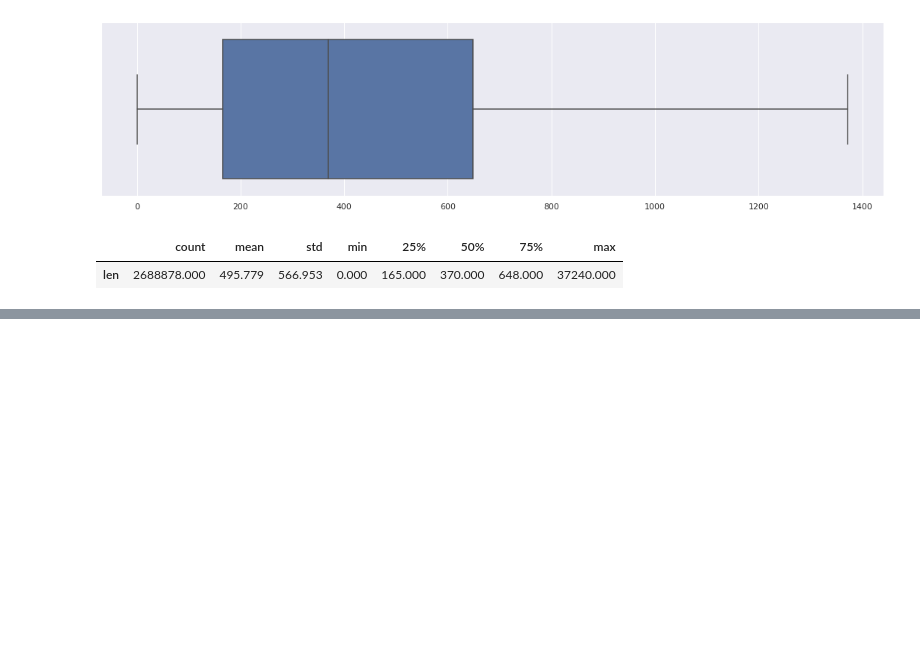
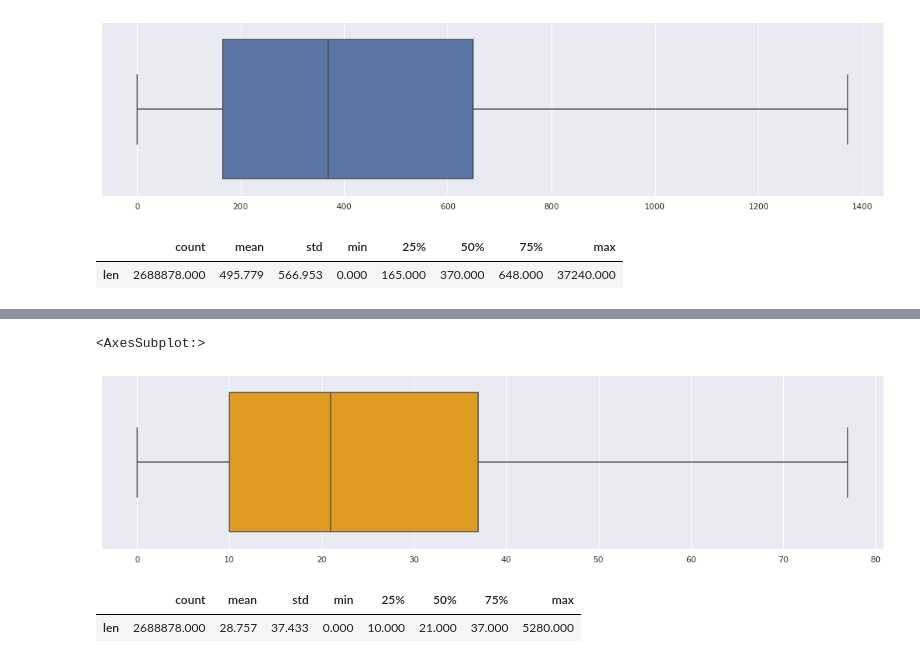
Before and after one commit to rafael-ariascalles/nlp-glg-clustering-pipeline, a Jupyter notebook: notebooks/dataUnderstanding.ipynb, the cells around one changed output, grey strips where cells are left out. Cells and saved outputs as stored; diff of their text form; code cells hidden in the pictures; blank space fills up the shorter version.

```diff
--- a/notebooks/dataUnderstanding.ipynb
+++ b/notebooks/dataUnderstanding.ipynb
@@ -165,0 +196,11 @@ sns.countplot(x=df["train"]["publication"])
+# %%
+sns.set(rc={'figure.figsize':(18.7,4.27)})
+sns.boxplot(x=df["train"]["number_of_sentences"],showfliers = False,color="orange")
+# %% [output]
+<AxesSubplot:>
+[figure, added]
+# %%
+pd.DataFrame({"len":df["train"]["number_of_sentences"]}).describe().T
+# %% [output]
+|  | count | mean | std | min | 25% | 50% | 75% | max |
+| len | 2688878.000 | 28.757 | 37.433 | 0.000 | 10.000 | 21.000 | 37.000 | 5280.000 |
```
Also changed, not shown: parts of 20 cells of this notebook, 1 other file.
